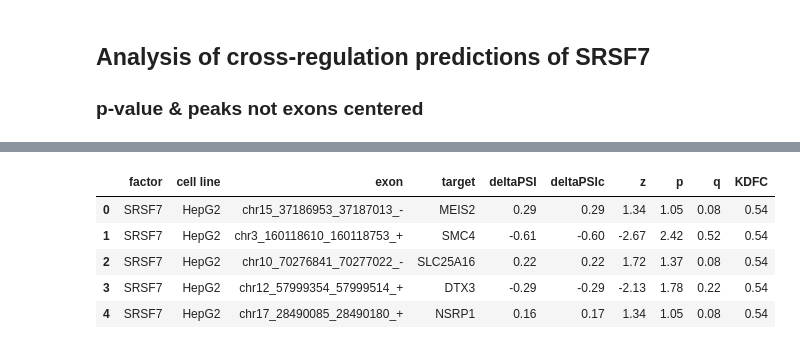
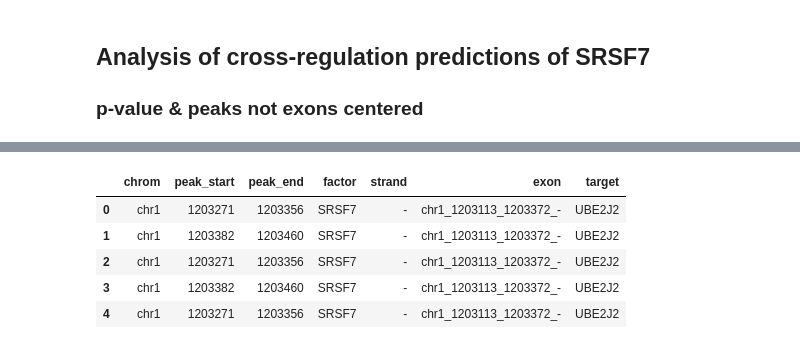
Before and after one commit to danchurova/cross_regulation_pipeline, a Jupyter notebook: SRSF7_stats_new.ipynb, the cells around one changed output, grey strips where cells are left out. Cells and saved outputs as stored; diff of their text form; code cells hidden in the pictures.

```diff
--- a/SRSF7_stats_new.ipynb
+++ b/SRSF7_stats_new.ipynb
@@ -32,15 +50,17 @@ eCLIPs.head()
 | 2 | chr1_137621_139379_- | AL627309.1 | BUD13 | - | K562 | rep02 | 2.653889 | 3.067285 |
 | 3 | chr1_137621_139379_- | AL627309.1 | HNRNPK | - | K562 | rep01 | 1.620957 | 1.052859 |
 | 4 | chr1_137621_139379_- | AL627309.1 | PUM1 | - | K562 | rep02 | 3.858528 | 5.736128 |
-# %%
-srsf7_targets.columns = ['factor', 'cell line', 'exon', 'target', 'deltaPSI', 'deltaPSIc', 'z', 'p', 'q', 'KDFC']
-#srsf7_targets_500_11p3.columns = ['factor', 'cell line', 'exon', 'target', 'deltaPSI', 'deltaPSIc', 'z', 'p', 'q', 'KDFC']
-srsf7_targets_500_11.head()
-# %% [output]
-|  | factor | cell line | exon | target | deltaPSI | deltaPSIc | z | p | q | KDFC |
-| 0 | SRSF7 | HepG2 | chr15_37186953_37187013_- | MEIS2 | 0.29 | 0.29 | 1.34 | 1.05 | 0.08 | 0.54 |
-| 1 | SRSF7 | HepG2 | chr3_160118610_160118753_+ | SMC4 | -0.61 | -0.60 | -2.67 | 2.42 | 0.52 | 0.54 |
-| 2 | SRSF7 | HepG2 | chr10_70276841_70277022_- | SLC25A16 | 0.22 | 0.22 | 1.72 | 1.37 | 0.08 | 0.54 |
-| 3 | SRSF7 | HepG2 | chr12_57999354_57999514_+ | DTX3 | -0.29 | -0.29 | -2.13 | 1.78 | 0.22 | 0.54 |
-| 4 | SRSF7 | HepG2 | chr17_28490085_28490180_+ | NSRP1 | 0.16 | 0.17 | 1.34 | 1.05 | 0.08 | 0.54 |
+# %%
+srsf7_targets = srsf7_targets.iloc[:, [0,1,2,3,5,9,12]]
+srsf7_targets.columns = ['chrom', 'peak_start', 'peak_end', 'factor', 'strand', 'exon', \
+                         'target']
+
+srsf7_targets.head()
+# %% [output]
+|  | chrom | peak_start | peak_end | factor | strand | exon | target |
+| 0 | chr1 | 1203271 | 1203356 | SRSF7 | - | chr1_1203113_1203372_- | UBE2J2 |
+| 1 | chr1 | 1203382 | 1203460 | SRSF7 | - | chr1_1203113_1203372_- | UBE2J2 |
+| 2 | chr1 | 1203271 | 1203356 | SRSF7 | - | chr1_1203113_1203372_- | UBE2J2 |
+| 3 | chr1 | 1203382 | 1203460 | SRSF7 | - | chr1_1203113_1203372_- | UBE2J2 |
+| 4 | chr1 | 1203271 | 1203356 | SRSF7 | - | chr1_1203113_1203372_- | UBE2J2 |
 # %%
```
Also changed, not shown: parts of 13 cells of this notebook, 1 other file.
